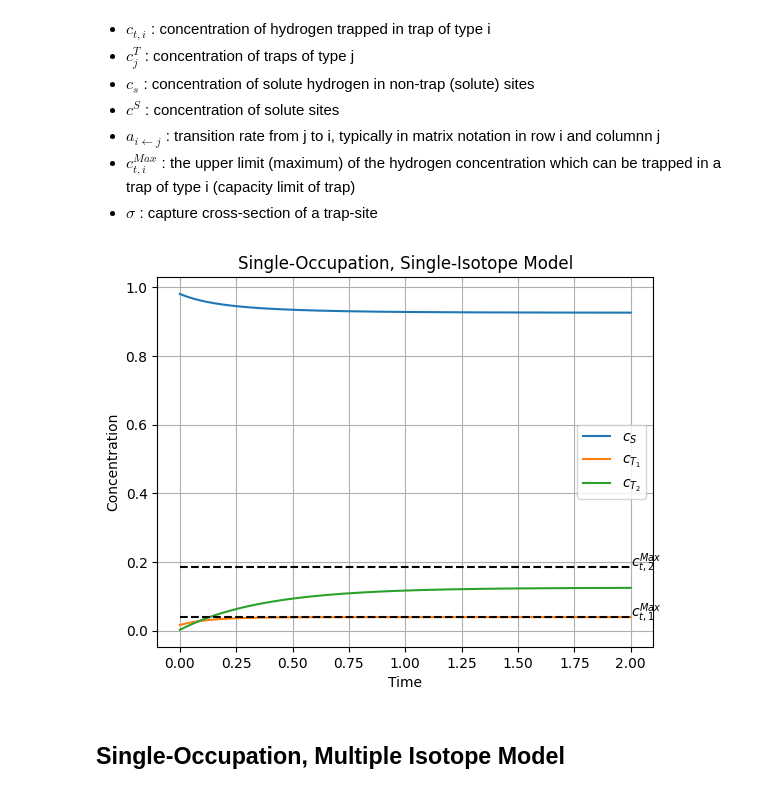
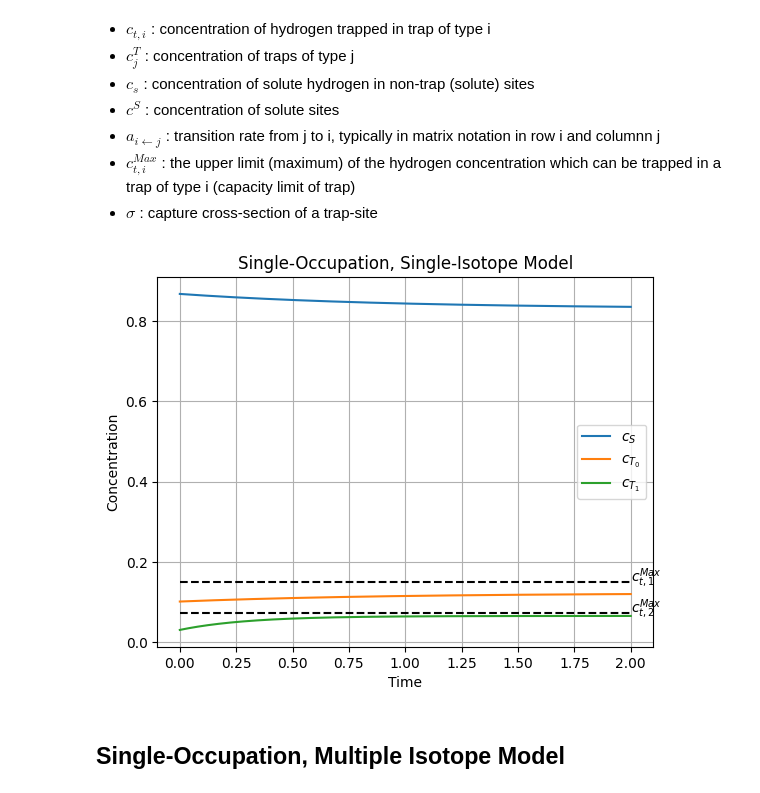
Before and after one commit to Davidxdydz/TrapDiffusion, a Jupyter notebook: StatesSimulation.ipynb, the cells around one changed output. Drawn from its saved outputs; the diff is of its cells as text; code cells hidden in the pictures.

```diff
--- a/StatesSimulation.ipynb
+++ b/StatesSimulation.ipynb
@@ -138,7 +71,3 @@ class SingleOccupationSingleIsotope(TrapDiffusion):
 - $a_{i\leftarrow j}$ : transition rate from j to i, typically in matrix notation in row i and columnn j
 - $c_{t,i}^{Max} $ : the upper limit (maximum) of the hydrogen concentration which can be trapped in a trap of type i (capacity limit of trap)
 - $\sigma$ : capture cross-section of a trap-site
-# %%
-SingleOccupationSingleIsotope().plot()
-# %% [output]
-[figure, removed]
@@ -145,2 +146,7 @@ SingleOccupationSingleIsotope().plot()
+# %%
+np.random.seed(1)
+SingleOccupationSingleIsotope(2).plot()
+# %% [output]
+[figure, added]
 # %% [markdown]
 ## Single-Occupation, Multiple Isotope Model
```
Also changed, not shown: parts of 2 cells of this notebook.
